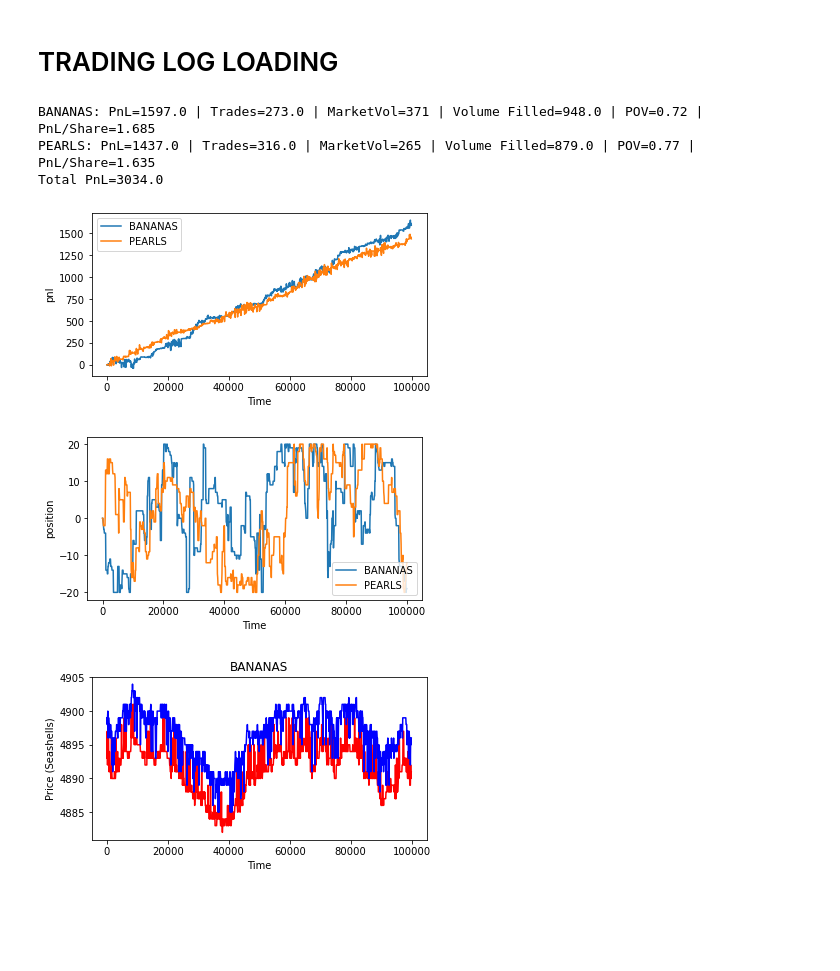
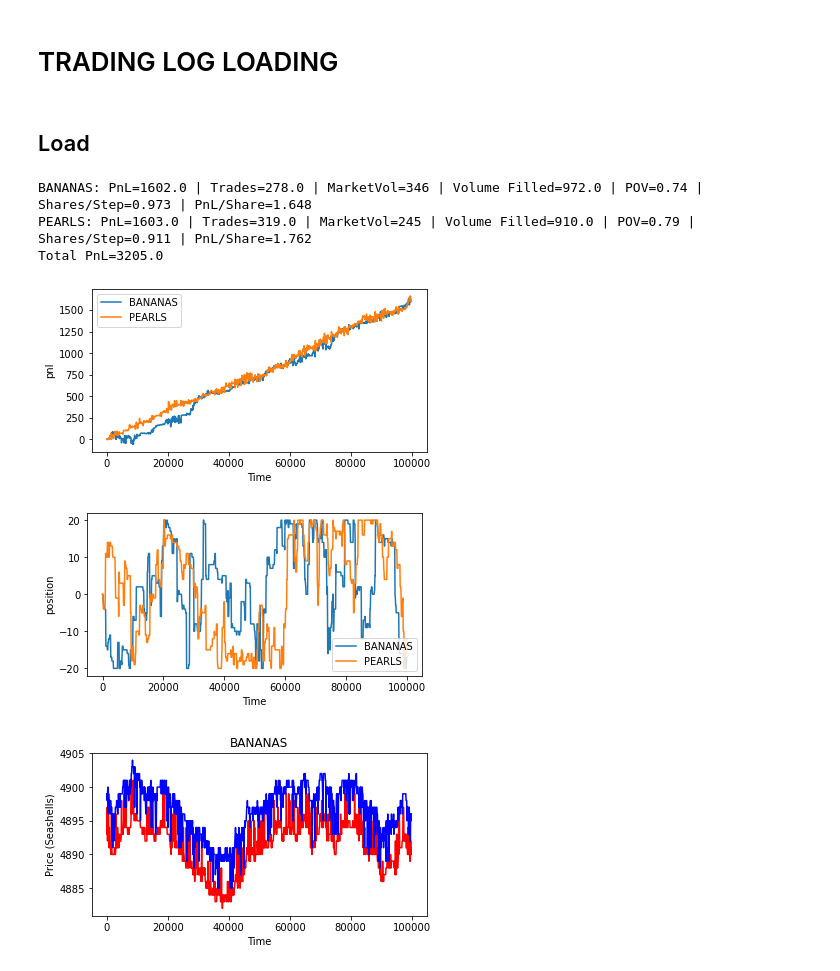
Before and after one commit to XiuLuoShen/imc_prosperity, a Jupyter notebook: Round1.ipynb, the cells around one changed output. Drawn from its saved outputs; the diff is of its cells as text; code cells hidden in the pictures; blank space fills up the shorter version.

```diff
--- a/Round1.ipynb
+++ b/Round1.ipynb
@@ -428,12 +474,29 @@ def combine_quote_trades(quote, trades):
     trades_grouped['vwap'] = trades_grouped['notional']/trades_grouped['quantity']
     trades_grouped['trades'] = trades.groupby(['symbol', 'timestamp']).size()
 
-    trades_grouped = trades_grouped.rename(columns={'quantity':'volume'}).drop(columns=['notional'])
+    trades_grouped = trades_grouped.rename(columns={'quantity':'volume'})
     quote = quote.merge(trades_grouped.reset_index(), how='left')
-    for col in ['volume', 'trades']:
+    for col in ['volume', 'notional','trades']:
         quote[col].fillna(0, inplace=True)
 
     quote.loc[quote.vwap.isna(), 'vwap'] = quote.loc[quote.vwap.isna(), 'mid_price']
+    return quote
+
+def combine_quote_algo_trades(quote, trades):
+    # Aggregate timestamp data of trades
+    trades['notional'] = trades['price']*trades['quantity']
+
+    # Trades are aligned to happen after the order depth that we see in the market
+    trades['timestamp'] = trades['timestamp'] + 100
+    trades_grouped = trades.groupby(['symbol', 'timestamp']).agg({'quantity':'sum', 'notional':'sum'})
+    trades_grouped['trades'] = trades.groupby(['symbol', 'timestamp']).size()
+
+    trades_grouped = trades_grouped.rename(columns={'quantity':'volume'})
+    quote = quote.merge(trades_grouped.reset_index(), on=['symbol','timestamp'], how='left', suffixes=('','_algo'))
+
+    for col in ['volume_algo', 'notional_algo', 'trades_algo']:
+        quote[col].fillna(0, inplace=True)
+
     return quote
 
 def fill_active(x):
@@ -502,8 +565,13 @@ def load_data_from_log(file, by_symbol=True):
     own_trades = own_trades.merge(quote, how='left', on=['symbol','timestamp','symbol'])
     orders = orders.merge(quote, how='left', on=['symbol','timestamp'])
     orders = combine_orders_fills(orders, own_trades)
+
     quote = combine_quote_trades(quote, market_trades.copy())
+    quote = combine_quote_algo_trades(quote, own_trades.copy())
+
     order_depths = combine_quote_trades(order_depths, market_trades.copy())
+    order_depths = combine_quote_algo_trades(order_depths, own_trades.copy())
+
     positions = trading_performance(positions, own_trades.copy(), quote)
 
     dfs = {}
@@ -548,33 +616,46 @@ def trading_simulation_summary(dfs):
         market_volume = dfs['market_trades'][sym]['quantity'].sum()
         trade_count = trade_perf['total_trades']
         trade_volume = trade_perf['total_qty']
+        vol_per_step = dfs['positions'][sym]['qty'].mean()
 
-        print("""{}: PnL={} | Trades={} | MarketVol={} | Volume Filled={} | POV={:.2} | PnL/Share={:.4}""".format(sym, \
-            pnl, trade_count, market_volume, trade_volume,trade_volume/(market_volume+trade_volume), pnl/trade_volume))
+        print("""{}: PnL={} | Trades={} | MarketVol={} | Volume Filled={} | POV={:.2} | Shares/Step={:.3} | PnL/Share={:.4}""".format(sym, \
+            pnl, trade_count, market_volume, trade_volume,trade_volume/(market_volume+trade_volume), vol_per_step, pnl/trade_volume))
     print("Total PnL={}".format(total_pnl))
     plot_intraday(dfs['positions'], 'pnl')
     plot_intraday(dfs['positions'], 'position')
+# %% [markdown]
+## Load
 # %%
 file_name = "aedb0499-3a1a-4a57-8154-e0fdb7994100"
 file_name = "2777f49e-a424-4993-920b-0ba3d589bc91"
 # file_name = "e5e0e0d6-31fb-48b4-8a65-07cc8922bbc0"
 file_name = "404740c3-219c-4925-bb55-ed078510018d"
 file_name = "17110e00-a2bb-4fdc-932a-e88dbe5eedd5"
 # file_name = "4cb06b59-8b9f-496b-9aec-716074b520d2"
 # file_name = "abe02eb0-d850-4da0-8dd0-fecdea60d8f8"
 # file_name = "6c6dd40c-8a3c-446a-bd06-47de5391459c"
 file_name = "ebf249fc-a236-4d3e-bc6e-3f24ada9dd09"
 file_name = "97d3dc75-bdf2-4639-9c2c-c952b1bfe190" # baseline
 file_name = "0569884f-ec0f-4b3b-9f37-fae1d4e917bf" # change theo offest
 file_name = "8ac45266-eaa7-457e-b46f-1a2d5b9740e0" # increase take size
 # file_name = "61d23070-68ce-4b08-bdb6-8eb199b3f898" # plus 1
+# file_name = '947f26ce-de6d-4943-ad55-59bc2f08f6a6'
+file_name = "2650b419-2dd4-4acf-bd2e-0627e54704c2"
+file_name = "5927a53f-f458-49b9-ba42-bc08e56dbfe5"
+file_name = "2650b419-2dd4-4acf-bd2e-0627e54704c2"
+file_name = "043b4212-3427-467d-88c4-c5407f22bd2e"
+
+file_name = "8ced27b4-48c5-4e2b-99d7-8267778be0ef"
+file_name = "3ba5efaa-4d22-43d3-b4bd-143f2bdf31e0"
+file_name = "8ced27b4-48c5-4e2b-99d7-8267778be0ef"
+file_name = "6f950556-9c70-4ca1-8ffe-1886d6b70cbe"
 
 log_file = LOG_DIR + file_name + '.log'
 dfs = load_data_from_log(log_file, True)
 trading_simulation_summary(dfs)
 # %% [output]
-BANANAS: PnL=1597.0 | Trades=273.0 | MarketVol=371 | Volume Filled=948.0 | POV=0.72 | PnL/Share=1.685
-PEARLS: PnL=1437.0 | Trades=316.0 | MarketVol=265 | Volume Filled=879.0 | POV=0.77 | PnL/Share=1.635
-Total PnL=3034.0
+BANANAS: PnL=1602.0 | Trades=278.0 | MarketVol=346 | Volume Filled=972.0 | POV=0.74 | Shares/Step=0.973 | PnL/Share=1.648
+PEARLS: PnL=1603.0 | Trades=319.0 | MarketVol=245 | Volume Filled=910.0 | POV=0.79 | Shares/Step=0.911 | PnL/Share=1.762
+Total PnL=3205.0
-[figure, old version]
+[figure, new version]
-[figure, old version]
+[figure, new version]
```
Also changed, not shown: parts of 70 cells of this notebook, 3 other files.
